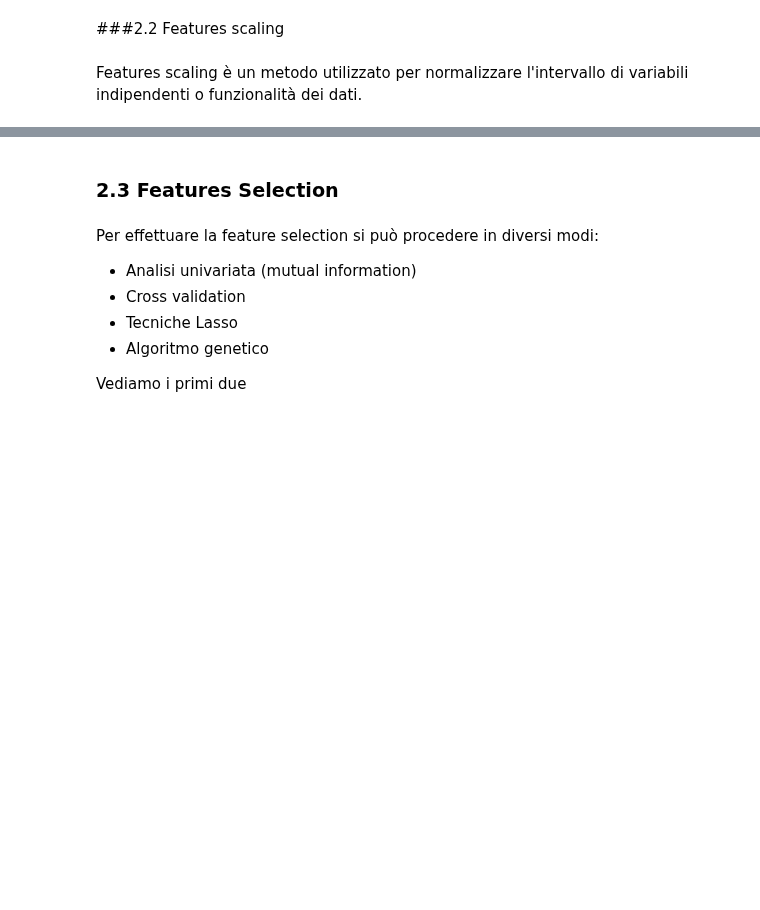
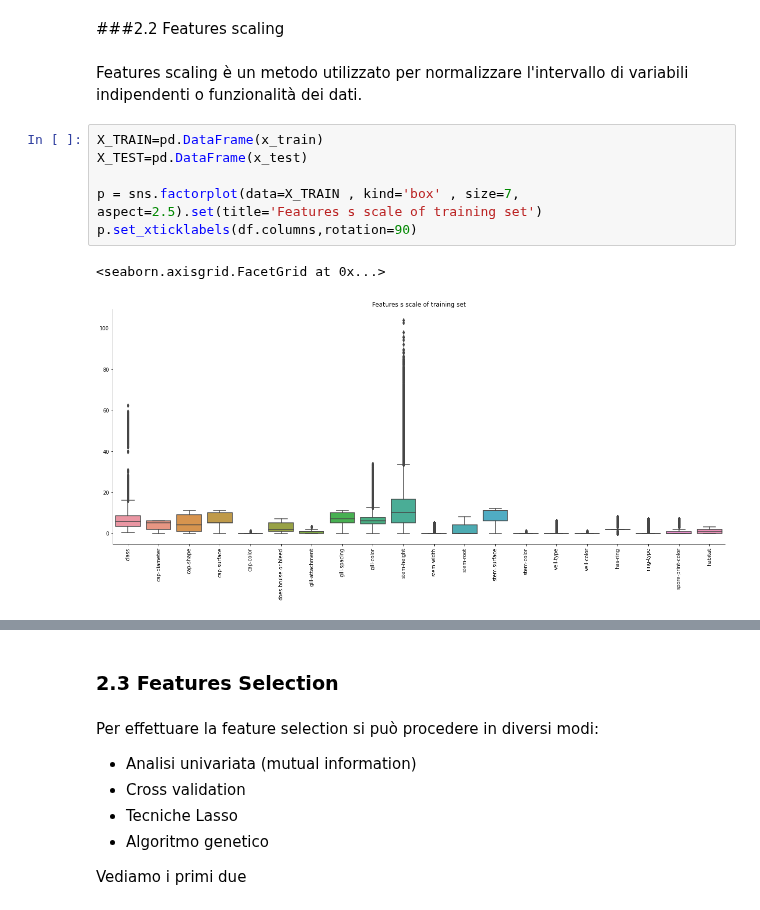
Before and after one commit to msalvati1997/mushrooms_classificator, a Jupyter notebook: mushroom.ipynb, the cells around one changed output, grey strips where cells are left out. Drawn from its saved outputs; the diff is of its cells as text; blank space fills up the shorter version.

```diff
--- a/mushroom.ipynb
+++ b/mushroom.ipynb
@@ -577,4 +575,13 @@ for i in df.columns :
 ###2.2 Features scaling
 # %% [markdown]
 Features scaling è un metodo utilizzato per normalizzare l'intervallo di variabili indipendenti o funzionalità dei dati.
+# %%
+X_TRAIN=pd.DataFrame(x_train)
+X_TEST=pd.DataFrame(x_test)
+
+p = sns.factorplot(data=X_TRAIN , kind='box' , size=7, aspect=2.5).set(title='Features s scale of training set')
+p.set_xticklabels(df.columns,rotation=90)
+# %% [output]
+<seaborn.axisgrid.FacetGrid at 0x...>
+[figure, added]
 # %%
```
Also changed, not shown: parts of 16 cells of this notebook.
